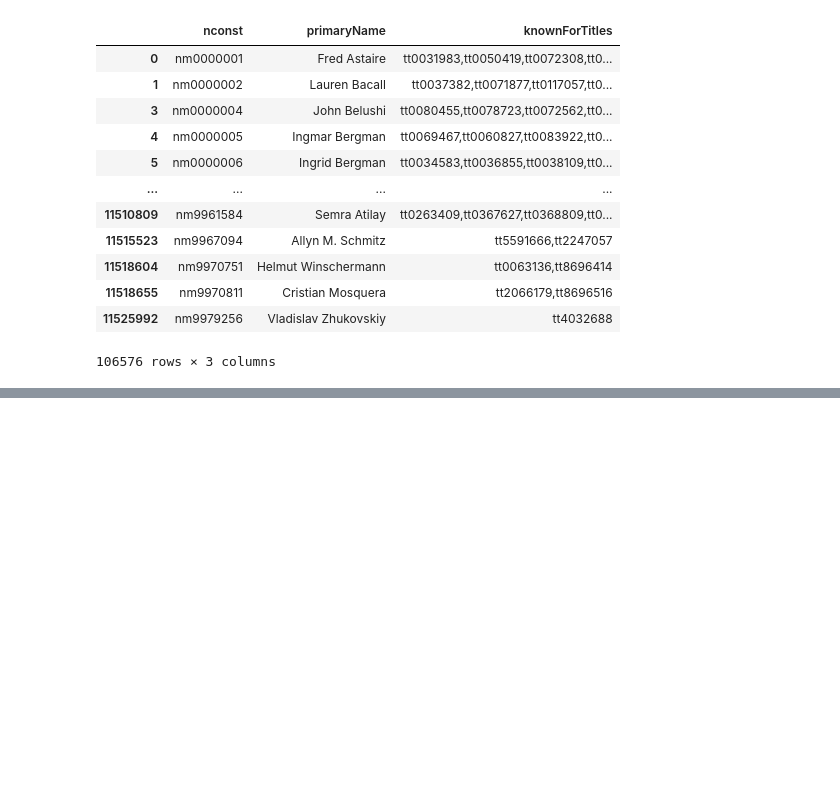
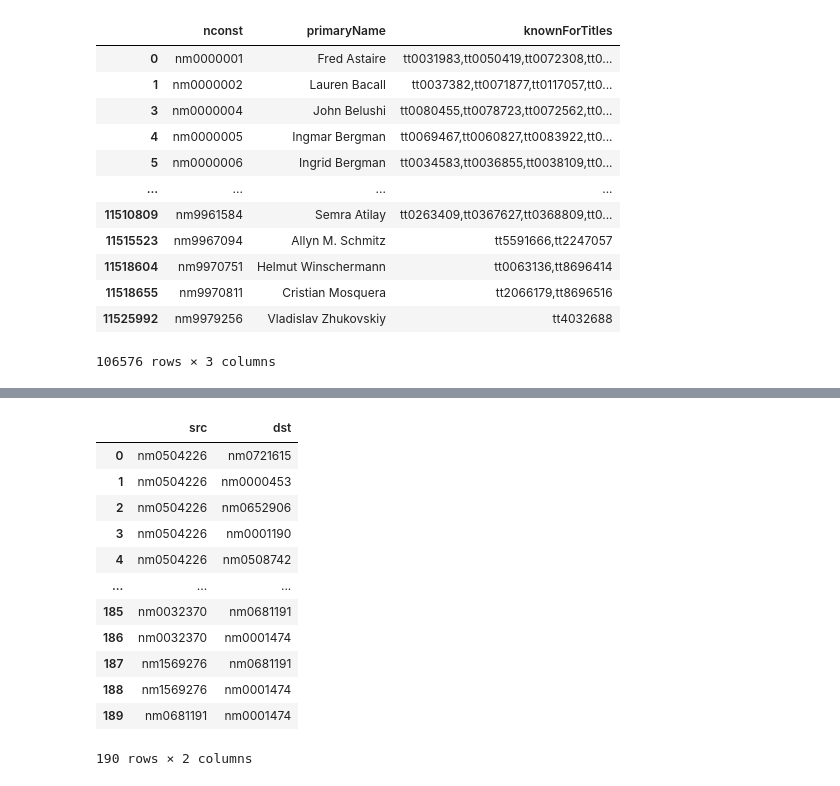
Before and after one commit to com-480-data-visualization/datavis-project-2022-teamsalt, a Jupyter notebook: data_exploration.ipynb, the cells around one changed output, grey strips where cells are left out. Cells and saved outputs as stored; diff of their text form; code cells hidden in the pictures; blank space fills up the shorter version.

```diff
--- a/data_exploration.ipynb
+++ b/data_exploration.ipynb
@@ -202,0 +225,25 @@ actors.sort_values("numVotes", ascending=False).head(3100).to_csv("data/actors_t
+# %%
+# Get edge list
+import itertools
+
+actors_top["knownForTitles"] = actors_top["knownForTitles"].apply(set)
+actors_top = actors_top.reset_index()
+actors_top = actors_top.set_index("nconst")
+actop1 = pd.DataFrame(
+    data=list(combinations(actors_top.index.tolist(), 2)), columns=["src", "dst"]
+)
+actop1
+# %% [output]
+|  | src | dst |
+| 0 | nm0504226 | nm0721615 |
+| 1 | nm0504226 | nm0000453 |
+| 2 | nm0504226 | nm0652906 |
+| 3 | nm0504226 | nm0001190 |
+| 4 | nm0504226 | nm0508742 |
+| ... | ... | ... |
+| 185 | nm0032370 | nm0681191 |
+| 186 | nm0032370 | nm0001474 |
+| 187 | nm1569276 | nm0681191 |
+| 188 | nm1569276 | nm0001474 |
+| 189 | nm0681191 | nm0001474 |
+190 rows × 2 columns
```
Also changed, not shown: parts of 19 cells of this notebook, 3 other files.
